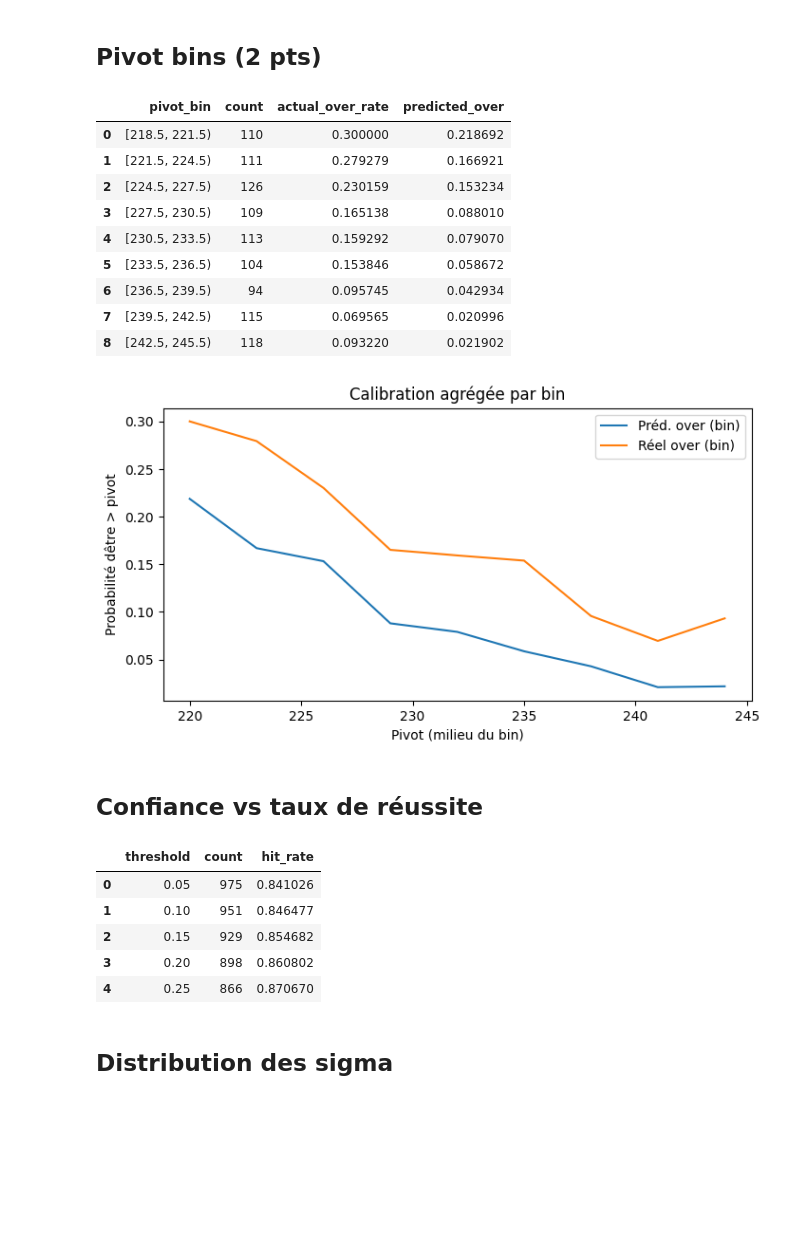
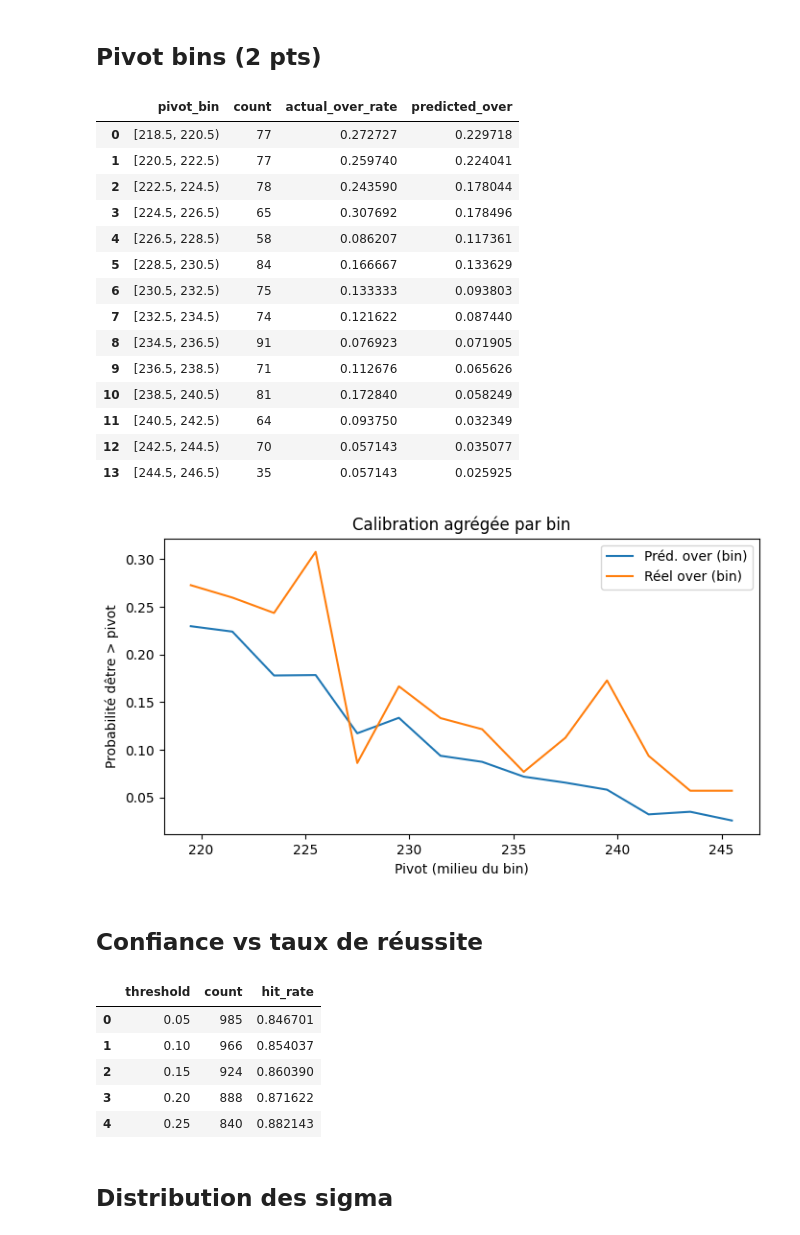
Before and after one commit to SirGenkii/NBA_Predictor, a Jupyter notebook: 09_pivot_analysis.ipynb, the cells around one changed output. Cells and saved outputs as stored; diff of their text form; code cells hidden in the pictures; blank space fills up the shorter version.

```diff
--- a/09_pivot_analysis.ipynb
+++ b/09_pivot_analysis.ipynb
@@ -13,7 +13,7 @@ from src.mlflow_utils import get_latest_run_dir
 RUN_DIR = get_latest_run_dir(target="POINT_TOTAL", experiment_name="point_total_regression")
 
 
-MODEL_KEY = "stacking"  # 'lgbm', 'xgb', 'ngboost', 'stacking'
+MODEL_KEY = "ngboost"  # 'lgbm', 'xgb', 'ngboost', 'stacking'
 
 summary_path = RUN_DIR / "artifacts" / "probabilities" / MODEL_KEY / f"{MODEL_KEY}_pivot_summary.csv"
 samples_path = RUN_DIR / "artifacts" / "probabilities" / MODEL_KEY / "samples" / f"{MODEL_KEY}_pivot_samples.csv"
@@ -115,36 +115,41 @@ display(top_edges)
 # %% [markdown]
 ## Pivot bins (2 pts)
 # %%
-bin_edges = pd.interval_range(start=218.5, end=246.5, freq=3, closed='left')
+bin_edges = pd.interval_range(start=218.5, end=246.5, freq=2, closed='left')
 samples_df['pivot_bin'] = pd.cut(samples_df['pivot'], bins=bin_edges)
 bin_stats = (
     samples_df.groupby('pivot_bin')
     .agg(count=('actual_over','size'), actual_over_rate=('actual_over','mean'), predicted_over=('prob_over','mean'))
     .reset_index()
 )
 display(bin_stats)
 if not bin_stats.empty:
     fig, ax = plt.subplots(figsize=(8,4))
     mids = bin_stats['pivot_bin'].apply(lambda x: x.mid if pd.notna(x) else pd.NA)
     ax.plot(mids, bin_stats['predicted_over'], label='Préd. over (bin)')
     ax.plot(mids, bin_stats['actual_over_rate'], label='Réel over (bin)')
     ax.set_xlabel('Pivot (milieu du bin)')
     ax.set_ylabel('Probabilité dêtre > pivot')
     ax.legend()
     ax.set_title('Calibration agrégée par bin')
     plt.show()
 # %% [output]
 |  | pivot_bin | count | actual_over_rate | predicted_over |
-| 0 | [218.5, 221.5) | 110 | 0.300000 | 0.218692 |
-| 1 | [221.5, 224.5) | 111 | 0.279279 | 0.166921 |
-| 2 | [224.5, 227.5) | 126 | 0.230159 | 0.153234 |
-| 3 | [227.5, 230.5) | 109 | 0.165138 | 0.088010 |
-| 4 | [230.5, 233.5) | 113 | 0.159292 | 0.079070 |
-| 5 | [233.5, 236.5) | 104 | 0.153846 | 0.058672 |
-| 6 | [236.5, 239.5) | 94 | 0.095745 | 0.042934 |
-| 7 | [239.5, 242.5) | 115 | 0.069565 | 0.020996 |
-| 8 | [242.5, 245.5) | 118 | 0.093220 | 0.021902 |
+| 0 | [218.5, 220.5) | 77 | 0.272727 | 0.229718 |
+| 1 | [220.5, 222.5) | 77 | 0.259740 | 0.224041 |
+| 2 | [222.5, 224.5) | 78 | 0.243590 | 0.178044 |
+| 3 | [224.5, 226.5) | 65 | 0.307692 | 0.178496 |
+| 4 | [226.5, 228.5) | 58 | 0.086207 | 0.117361 |
+| 5 | [228.5, 230.5) | 84 | 0.166667 | 0.133629 |
+| 6 | [230.5, 232.5) | 75 | 0.133333 | 0.093803 |
+| 7 | [232.5, 234.5) | 74 | 0.121622 | 0.087440 |
+| 8 | [234.5, 236.5) | 91 | 0.076923 | 0.071905 |
+| 9 | [236.5, 238.5) | 71 | 0.112676 | 0.065626 |
+| 10 | [238.5, 240.5) | 81 | 0.172840 | 0.058249 |
+| 11 | [240.5, 242.5) | 64 | 0.093750 | 0.032349 |
+| 12 | [242.5, 244.5) | 70 | 0.057143 | 0.035077 |
+| 13 | [244.5, 246.5) | 35 | 0.057143 | 0.025925 |
-[figure, old version]
+[figure, new version]
 # %% [markdown]
 ## Confiance vs taux de réussite
 # %%
@@ -158,11 +163,11 @@ confidence_df = pd.DataFrame(records)
 display(confidence_df)
 # %% [output]
 |  | threshold | count | hit_rate |
-| 0 | 0.05 | 975 | 0.841026 |
-| 1 | 0.10 | 951 | 0.846477 |
-| 2 | 0.15 | 929 | 0.854682 |
-| 3 | 0.20 | 898 | 0.860802 |
-| 4 | 0.25 | 866 | 0.870670 |
+| 0 | 0.05 | 985 | 0.846701 |
+| 1 | 0.10 | 966 | 0.854037 |
+| 2 | 0.15 | 924 | 0.860390 |
+| 3 | 0.20 | 888 | 0.871622 |
+| 4 | 0.25 | 840 | 0.882143 |
 # %% [markdown]
 ## Distribution des sigma
 # %%
```
Also changed, not shown: parts of 4 cells of this notebook, 12 other files.
